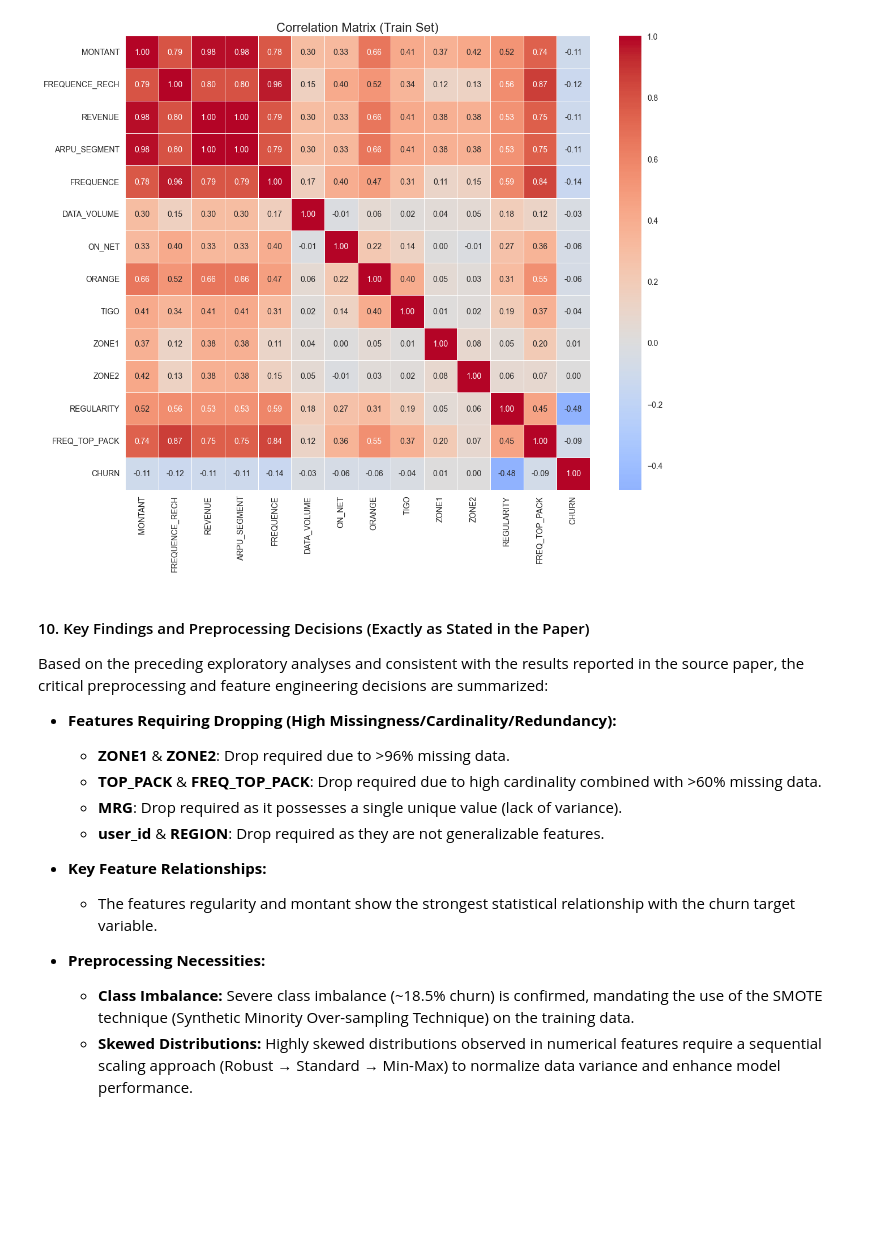
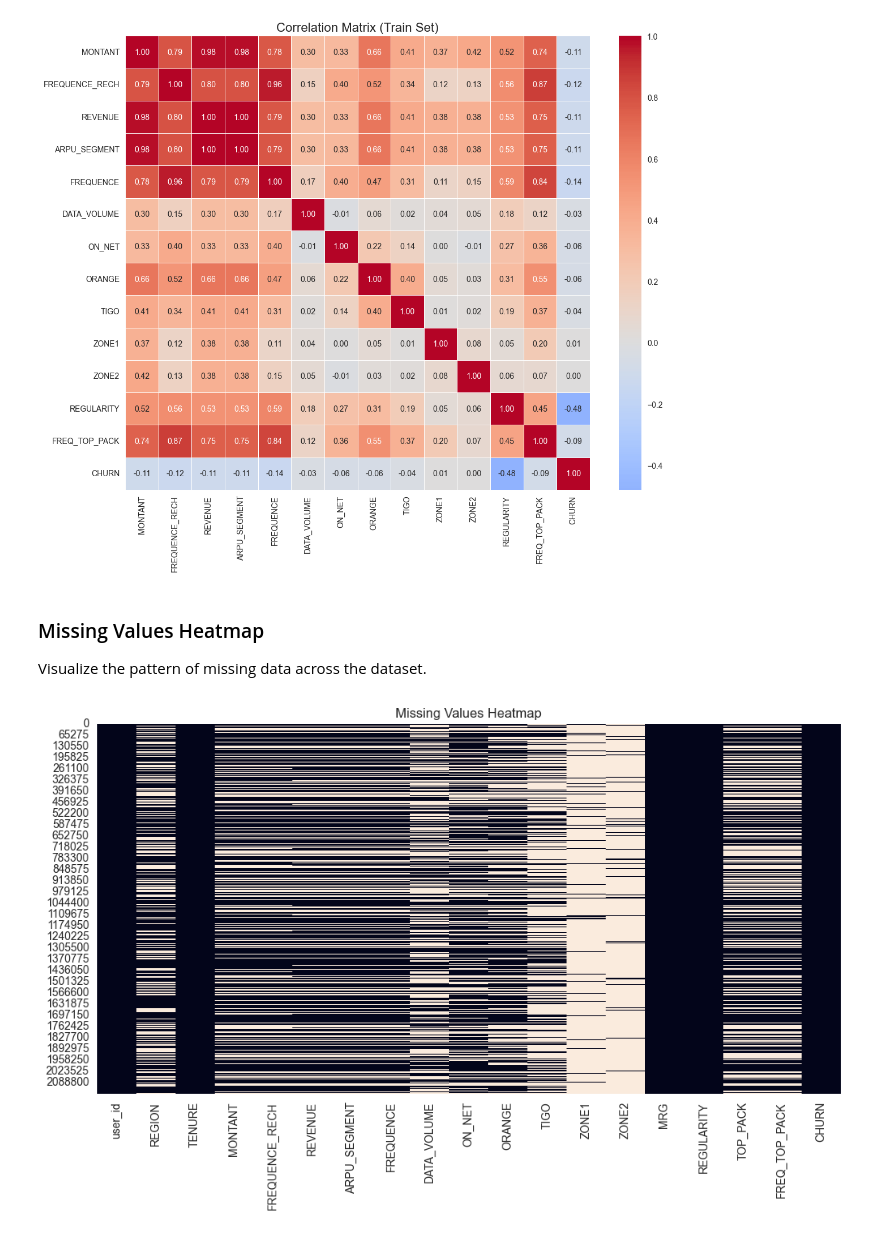
Before and after one commit to BraveVahid/telecom-customer-churn-prediction, a Jupyter notebook: notebooks/exploratory_data_analysis.ipynb, the cells around one changed output. Saved outputs shown, nothing was run; the diff lists cells and outputs as text; code cells hidden in the pictures; blank space fills up the shorter version.

```diff
--- a/notebooks/01_exploratory_data_analysis.ipynb
+++ b/notebooks/exploratory_data_analysis.ipynb
@@ -46,7 +29,6 @@ This step involves loading both the training and testing datasets and subsequent
 # %%
-train = pd.read_csv(TRAIN_PATH)
-test = pd.read_csv(TEST_PATH)
-train.head()
+data = pd.read_csv(DATASET_PATH)
+data.head()
 # %% [output]
 |  | user_id | REGION | TENURE | MONTANT | FREQUENCE_RECH | REVENUE | ARPU_SEGMENT | FREQUENCE | DATA_VOLUME | ... |
 | 0 | 00000bfd7d50f01092811bc0c8d7b0d6f... | FATICK | K > 24 month | 4250.0 | 15.0 | 4251.0 | 1417.0 | 17.0 | 4.0 | ... |
@@ -168,20 +136,13 @@ plt.tight_layout()
 plt.show()
 # %% [output]
 [figure]
-# %% [markdown]
-#### 10. Key Findings and Preprocessing Decisions (Exactly as Stated in the Paper)
-
-Based on the preceding exploratory analyses and consistent with the results reported in the source paper, the critical preprocessing and feature engineering decisions are summarized:
-
--   **Features Requiring Dropping (High Missingness/Cardinality/Redundancy):**
-    -   **ZONE1** & **ZONE2**: Drop required due to >96% missing data.
-    -   **TOP_PACK** & **FREQ_TOP_PACK**: Drop required due to high cardinality combined with >60% missing data.
-    -   **MRG**: Drop required as it possesses a single unique value (lack of variance).
-    -   **user_id** & **REGION**: Drop required as they are not generalizable features.
-
--   **Key Feature Relationships:**
-    -   The features regularity and montant show the strongest statistical relationship with the churn target variable.
-
--   **Preprocessing Necessities:**
-    -   **Class Imbalance:** Severe class imbalance (~18.5% churn) is confirmed, mandating the use of the SMOTE technique (Synthetic Minority Over-sampling Technique) on the training data.
-    -   **Skewed Distributions:** Highly skewed distributions observed in numerical features require a sequential scaling approach (Robust → Standard → Min-Max) to normalize data variance and enhance model performance.
+# %% [markdown]
+### Missing Values Heatmap
+Visualize the pattern of missing data across the dataset.
+# %%
+plt.figure(figsize=(12,6))
+sns.heatmap(data.isnull(), cbar=False)
+plt.title("Missing Values Heatmap")
+plt.show()
+# %% [output]
+[figure, added]
```
Also changed, not shown: parts of 29 cells of this notebook.
